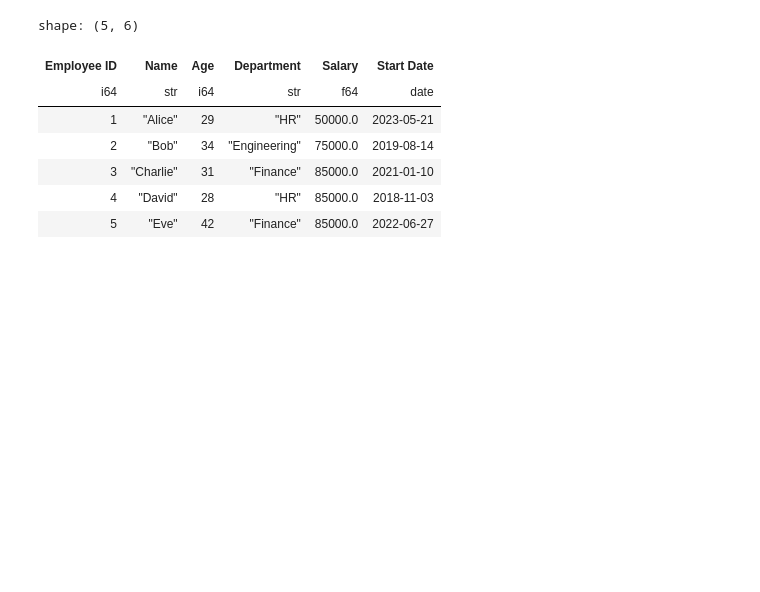
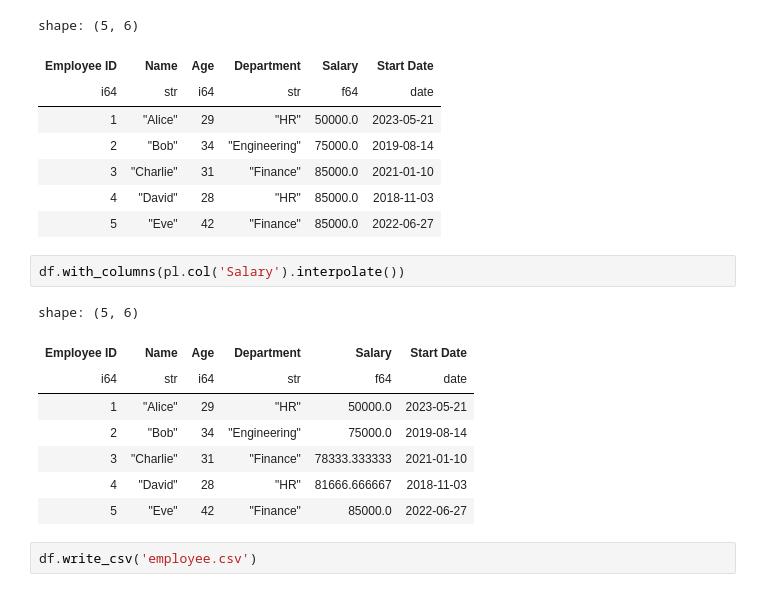
Before and after one commit to imdwipayana/Battlefield, a Jupyter notebook: Polars/BugBytes/An Introduction to Polars/An Introduction to Polars.ipynb, the cells around one changed output. Saved outputs shown, nothing was run; the diff lists cells and outputs as text; blank space fills up the shorter version.

```diff
--- a/Polars/BugBytes/An Introduction to Polars/An Introduction to Polars.ipynb
+++ b/Polars/BugBytes/An Introduction to Polars/An Introduction to Polars.ipynb
@@ -388,3 +388,16 @@ shape: (5, 6)
 | 3 | "Charlie" | 31 | "Finance" | 85000.0 | 2021-01-10 |
 | 4 | "David" | 28 | "HR" | 85000.0 | 2018-11-03 |
 | 5 | "Eve" | 42 | "Finance" | 85000.0 | 2022-06-27 |
+# %%
+df.with_columns(pl.col('Salary').interpolate())
+# %% [output]
+shape: (5, 6)
+| Employee ID | Name | Age | Department | Salary | Start Date |
+| i64 | str | i64 | str | f64 | date |
+| 1 | "Alice" | 29 | "HR" | 50000.0 | 2023-05-21 |
+| 2 | "Bob" | 34 | "Engineering" | 75000.0 | 2019-08-14 |
+| 3 | "Charlie" | 31 | "Finance" | 78333.333333 | 2021-01-10 |
+| 4 | "David" | 28 | "HR" | 81666.666667 | 2018-11-03 |
+| 5 | "Eve" | 42 | "Finance" | 85000.0 | 2022-06-27 |
+# %%
+df.write_csv('employee.csv')
```
